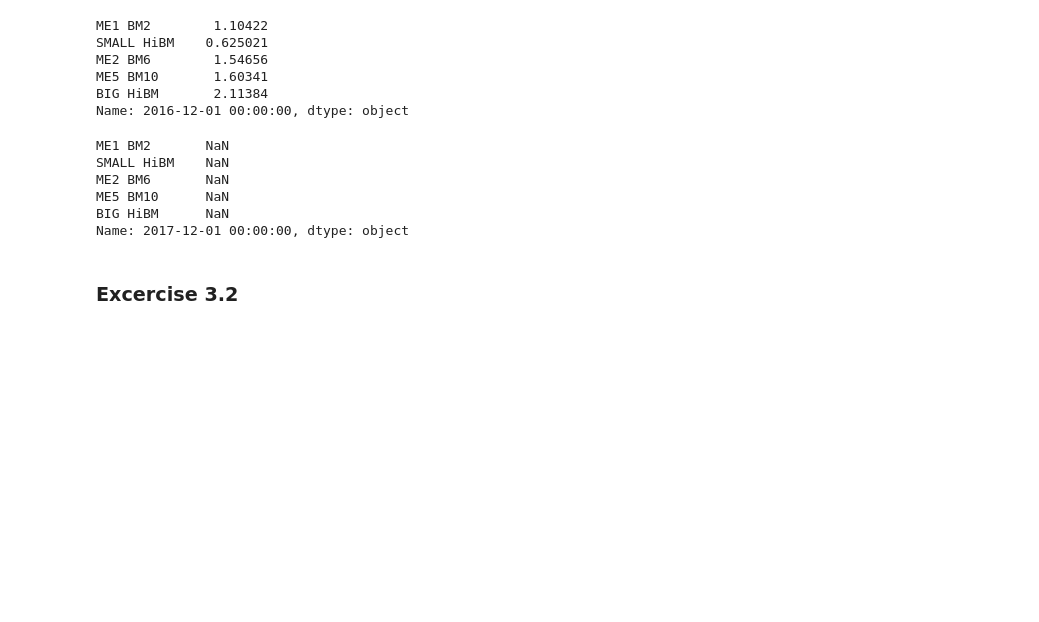
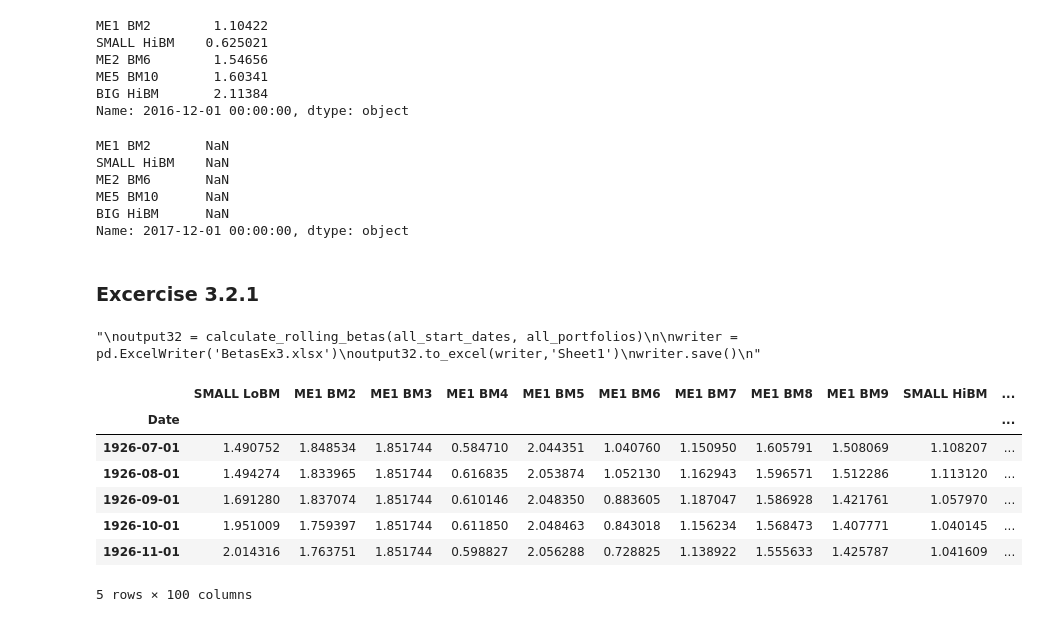
Before and after one commit to Luedman/Theory_of_Finance_Assignments, a Jupyter notebook: Assignment_3/Assignment3.ipynb, the cells around one changed output. Cells and saved outputs as stored; diff of their text form; code cells hidden in the pictures; blank space fills up the shorter version.

```diff
--- a/Assignment_3/Assignment3.ipynb
+++ b/Assignment_3/Assignment3.ipynb
@@ -691,7 +689,7 @@ ME5 BM10      NaN
 BIG HiBM      NaN
 Name: 2017-12-01 00:00:00, dtype: object
 # %% [markdown]
-### Excercise 3.2
+### Excercise 3.2.1
 # %%
 #Get a list of all start dates
 all_start_dates = []
@@ -703,5 +701,26 @@ for i in range(0,len(list(dataset.index))):
 # Get a list of all portfolios
 all_portfolios = dataset.columns[:-4]
 # %%
-#Calculate the betas for all portfolios at start dates
+#Calculate the betas for all portfolios at start dates and Write the results in a excel sheet
+'''
 output32 = calculate_rolling_betas(all_start_dates, all_portfolios)
+
+writer = pd.ExcelWriter('BetasEx3.xlsx')
+output32.to_excel(writer,'Sheet1')
+writer.save()
+'''
+#Comment out to save computation time
+# %% [output]
+"\noutput32 = calculate_rolling_betas(all_start_dates, all_portfolios)\n\nwriter = pd.ExcelWriter('BetasEx3.xlsx')\noutput32.to_excel(writer,'Sheet1')\nwriter.save()\n"
+# %%
+rolling_betas = pd.read_excel('BetasEx3.xlsx').set_index('Date')
+rolling_betas.head()
+# %% [output]
+|  | SMALL LoBM | ME1 BM2 | ME1 BM3 | ME1 BM4 | ME1 BM5 | ME1 BM6 | ME1 BM7 | ME1 BM8 | ME1 BM9 | SMALL HiBM | ... |
+| Date |  |  |  |  |  |  |  |  |  |  | ... |
+| 1926-07-01 | 1.490752 | 1.848534 | 1.851744 | 0.584710 | 2.044351 | 1.040760 | 1.150950 | 1.605791 | 1.508069 | 1.108207 | ... |
+| 1926-08-01 | 1.494274 | 1.833965 | 1.851744 | 0.616835 | 2.053874 | 1.052130 | 1.162943 | 1.596571 | 1.512286 | 1.113120 | ... |
+| 1926-09-01 | 1.691280 | 1.837074 | 1.851744 | 0.610146 | 2.048350 | 0.883605 | 1.187047 | 1.586928 | 1.421761 | 1.057970 | ... |
+| 1926-10-01 | 1.951009 | 1.759397 | 1.851744 | 0.611850 | 2.048463 | 0.843018 | 1.156234 | 1.568473 | 1.407771 | 1.040145 | ... |
+| 1926-11-01 | 2.014316 | 1.763751 | 1.851744 | 0.598827 | 2.056288 | 0.728825 | 1.138922 | 1.555633 | 1.425787 | 1.041609 | ... |
+5 rows × 100 columns
```
Also changed, not shown: parts of 4 cells of this notebook, 1 other file.
